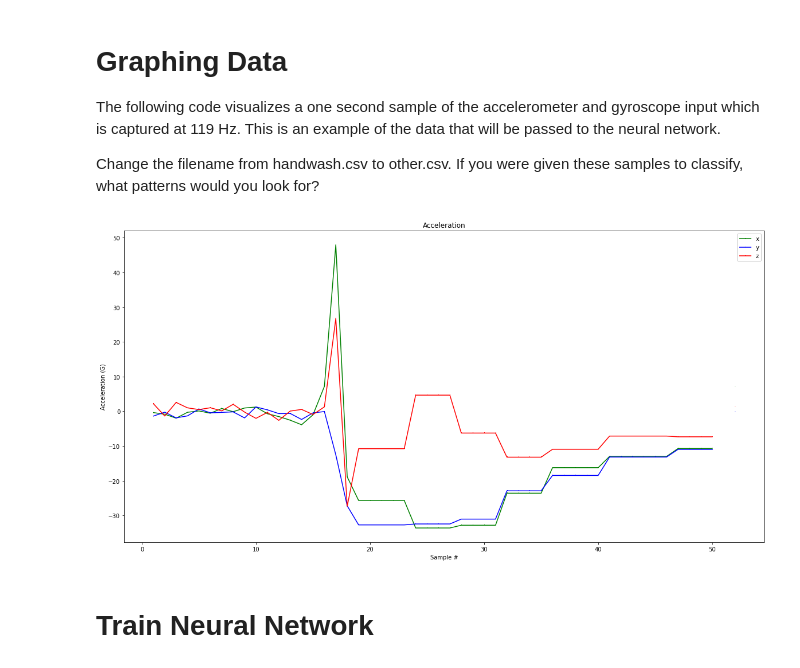
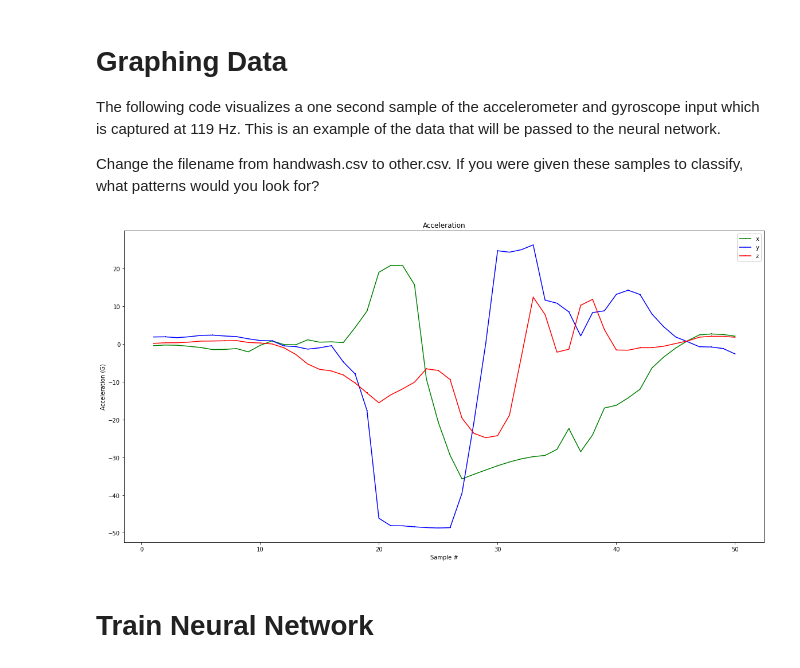
Before and after one commit to RobJMal/Air-Guitar-CS249R, a Jupyter notebook: notebooks/strumming_gesture_recognition.ipynb, the cells around one changed output. Saved outputs shown, nothing was run; the diff lists cells and outputs as text; code cells hidden in the pictures.

```diff
--- a/notebooks/strumming_gesture_recognition.ipynb
+++ b/notebooks/strumming_gesture_recognition.ipynb
@@ -52,37 +52,37 @@ Change the filename from handwash.csv to other.csv. If you were given these samp
 # %%
 import matplotlib.pyplot as plt
 import numpy as np
 import pandas as pd
 
-filename = "strum.csv"
+filename = "/content/strum.csv"
 
-SAMPLES_PER_GESTURE = 52
+SAMPLES_PER_GESTURE = 50
 
-df = pd.read_csv("/content/" + filename)
+df = pd.read_csv(filename)
 
 index = range(1, SAMPLES_PER_GESTURE+1)
 
 plt.rcParams["figure.figsize"] = (20,10)
 
 plt.plot(index, df['ax'][:SAMPLES_PER_GESTURE], 'g.', label='x', linestyle='solid', marker=',')
 plt.plot(index, df['ay'][:SAMPLES_PER_GESTURE], 'b.', label='y', linestyle='solid', marker=',')
 plt.plot(index, df['az'][:SAMPLES_PER_GESTURE], 'r.', label='z', linestyle='solid', marker=',')
 plt.title("Acceleration")
 plt.xlabel("Sample #")
 plt.ylabel("Acceleration (G)")
 plt.legend()
 plt.show()
 
 # plt.plot(index, df['gX'][:SAMPLES_PER_GESTURE], 'g.', label='x', linestyle='solid', marker=',')
 # plt.plot(index, df['gY'][:SAMPLES_PER_GESTURE], 'b.', label='y', linestyle='solid', marker=',')
 # plt.plot(index, df['gZ'][:SAMPLES_PER_GESTURE], 'r.', label='z', linestyle='solid', marker=',')
 # plt.title("Gyroscope")
 # plt.xlabel("Sample #")
 # plt.ylabel("Gyroscope (deg/sec)")
 # plt.legend()
 # plt.show()
 # %% [output]
-[figure, old version]
+[figure, new version]
 # %% [markdown]
 # Train Neural Network
 # %% [markdown]
```
Also changed, not shown: parts of 9 cells of this notebook, 4 other files.
